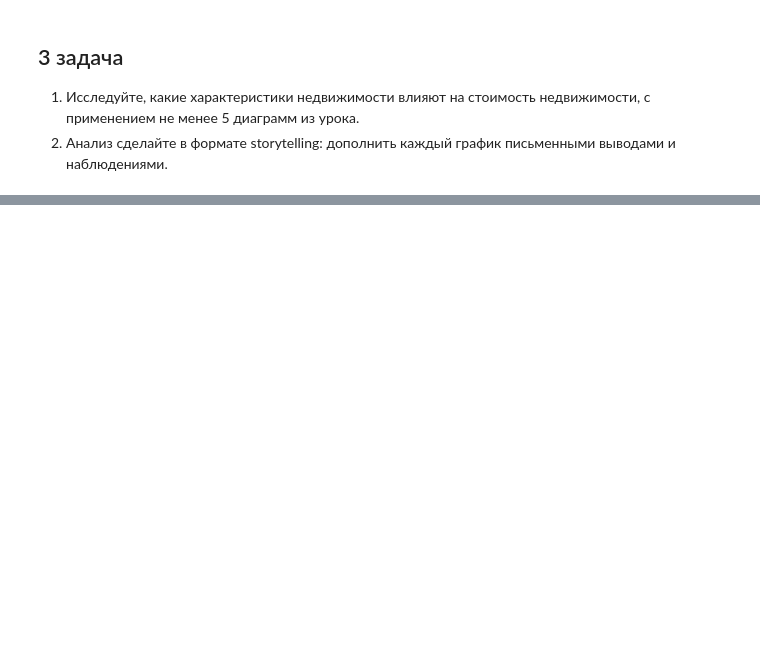
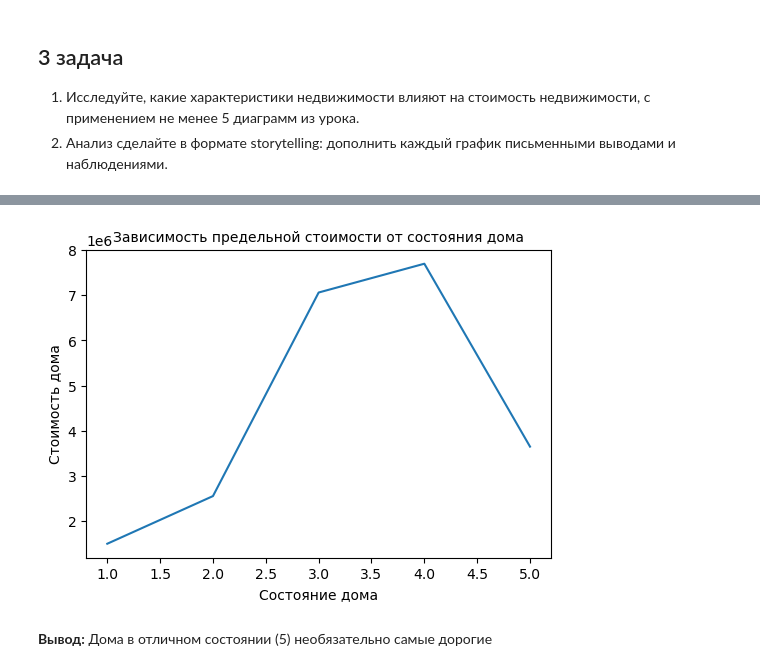
Before and after one commit to Maxim-S1/Homework__4, a Jupyter notebook: Homework_4.ipynb, the cells around one changed output, grey strips where cells are left out. Drawn from its saved outputs; the diff is of its cells as text; code cells hidden in the pictures; blank space fills up the shorter version.

```diff
--- a/Homework_4.ipynb
+++ b/Homework_4.ipynb
@@ -126,0 +175,3 @@ plt.ylabel('Количество домов');
+# %%
+data = df.groupby('condition')['price'].max().reset_index()
+data.head()
@@ -126,0 +185,11 @@ plt.ylabel('Количество домов');
+# %%
+plt.figure(figsize=(6, 4))
+sns.lineplot(x=data['condition'], y=data['price'])
+
+plt.title('Зависимость предельной стоимости от состояния дома', fontsize=10)
+plt.xlabel('Состояние дома')
+plt.ylabel('Стоимость дома');
+# %% [output]
+[figure, added]
+# %% [markdown]
+**Вывод:** Дома в отличном состоянии (5) необязательно самые дорогие
```
Also changed, not shown: parts of 16 cells of this notebook.
